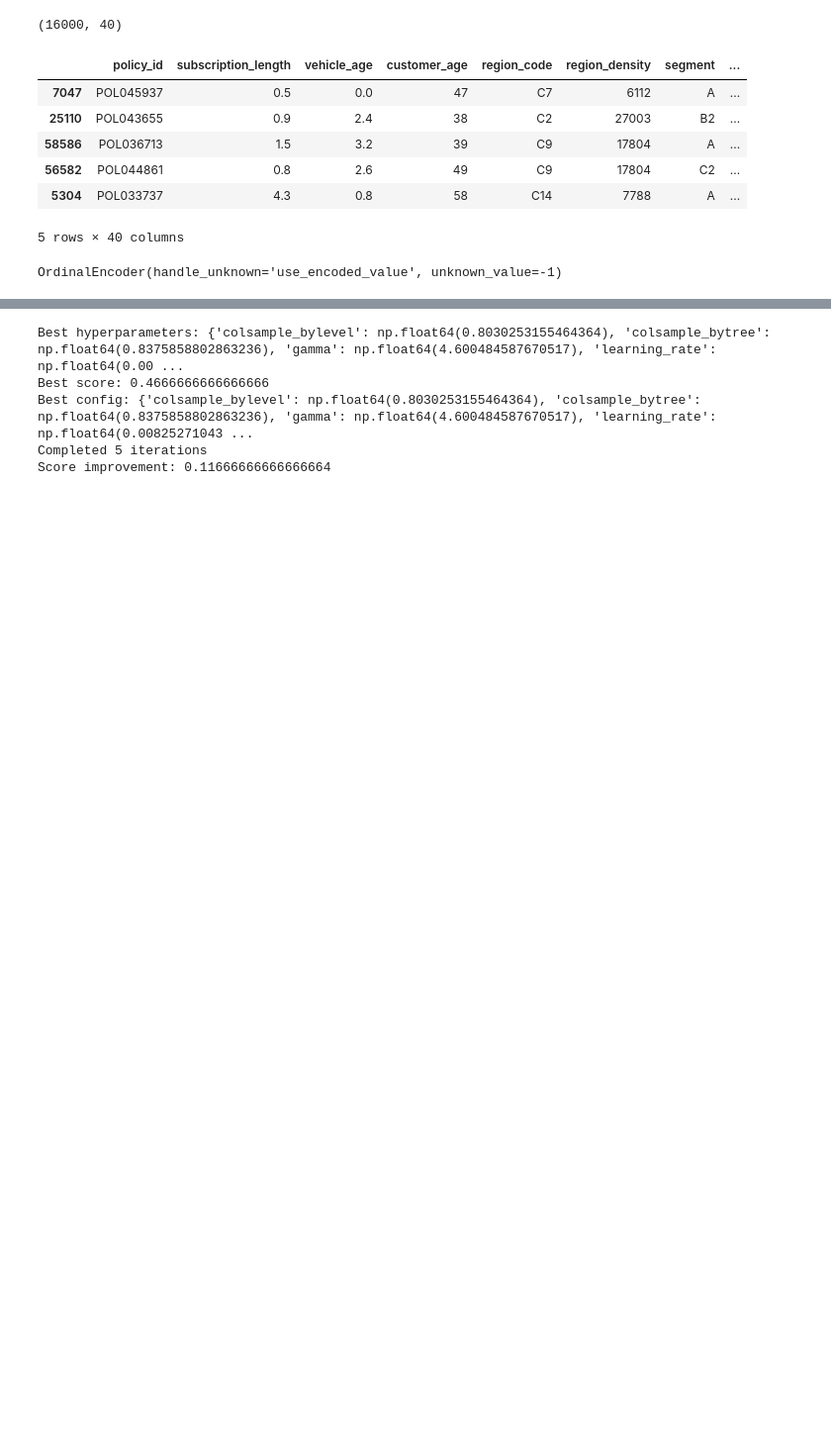
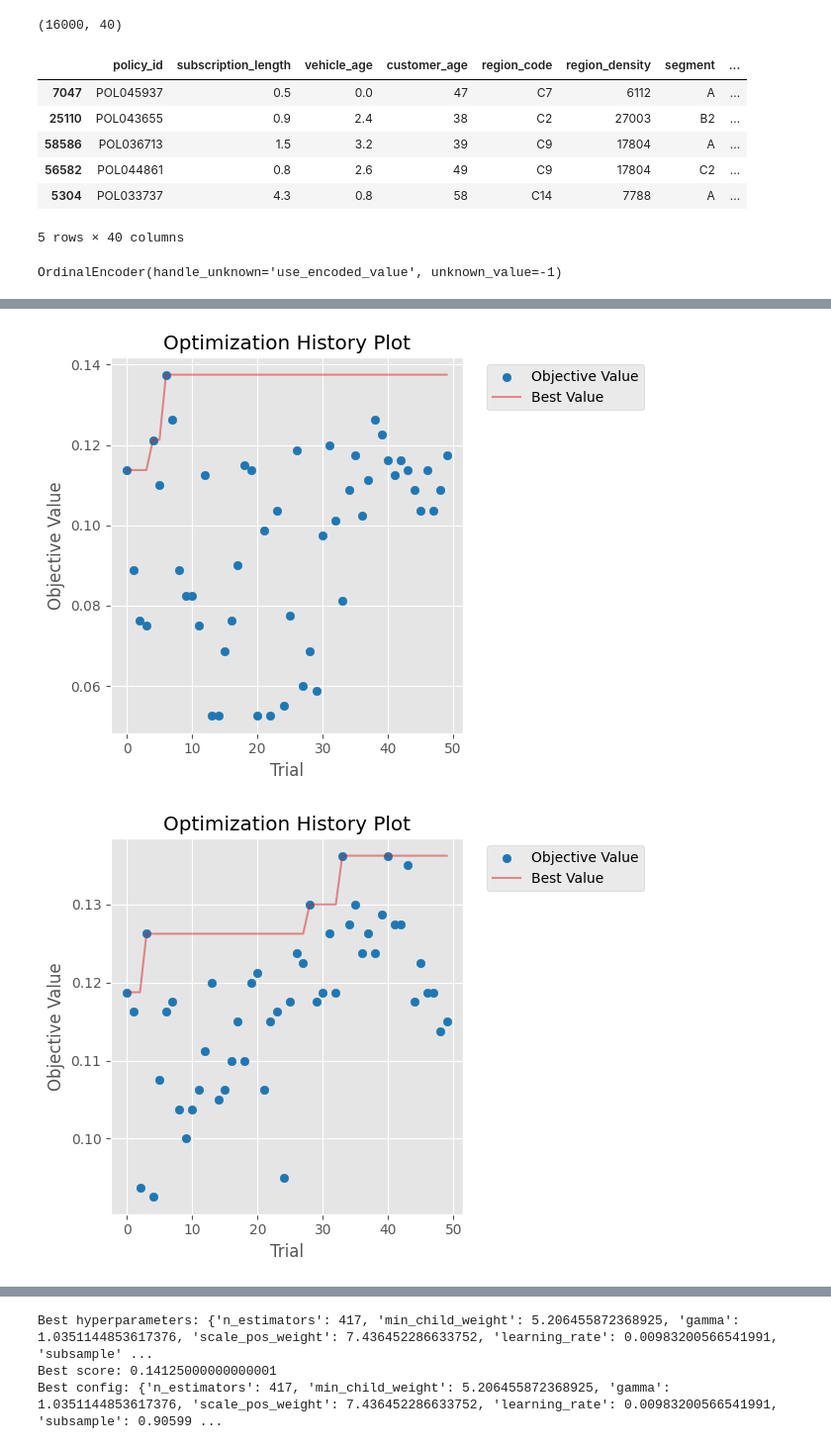
Before and after one commit to pdoubleg/ds-assistant, a Jupyter notebook: notebooks/auto_tune.ipynb, the cells around one changed output, grey strips where cells are left out. Shown at 99% size. Drawn from its saved outputs; the diff is of its cells as text; code cells hidden in the pictures; blank space fills up the shorter version.

```diff
--- a/notebooks/auto_tune.ipynb
+++ b/notebooks/auto_tune.ipynb
@@ -242,3 +226,15 @@ X_transformed.head()
+# %%
+llm_tuner = AutoTuneLLM(
+    use_dataset_analysis=True,
+    estimator_type="xgboost",
+    custom_estimator=None,
+    scoring="ppv",
+    dataset=X_transformed,
+    target="claim_status",
+    top_n_configs=5,
+    max_no_improve=3,
+    n_trials=50,
+)
 # %%
 import nest_asyncio
 nest_asyncio.apply()
@@ -264,0 +346,10 @@ Score progression: [np.float64(0.35), np.float64(0.4666666666666666), np.float64
+# %%
+import optuna
+import matplotlib.pyplot as plt
+
+for study in llm_tuner.studies:
+    fig = optuna.visualization.matplotlib.plot_optimization_history(study)
+    plt.tight_layout()
+# %% [output]
+[figure, added]
+[figure, added]
@@ -271,14 +365,10 @@ print("Best hyperparameters:", best_config)
 summary = llm_tuner.get_tuning_summary()
 print(f"Best score: {summary['best_score']}")
 print(f"Best config: {summary['best_config']}")
-print(f"Completed {summary['total_iterations']} iterations")
-print(f"Score improvement: {summary['improvement_over_baseline']}")
 # %% [output]
-Best hyperparameters: {'colsample_bylevel': np.float64(0.8030253155464364), 'colsample_bytree': np.float64(0.8375858802863236), 'gamma': np.float64(4.600484587670517), 'learning_rate': np.float64(0.00 ...
-Best score: 0.4666666666666666
-Best config: {'colsample_bylevel': np.float64(0.8030253155464364), 'colsample_bytree': np.float64(0.8375858802863236), 'gamma': np.float64(4.600484587670517), 'learning_rate': np.float64(0.00825271043 ...
-Completed 5 iterations
-Score improvement: 0.11666666666666664
+Best hyperparameters: {'n_estimators': 417, 'min_child_weight': 5.206455872368925, 'gamma': 1.0351144853617376, 'scale_pos_weight': 7.436452286633752, 'learning_rate': 0.00983200566541991, 'subsample' ...
+Best score: 0.14125000000000001
+Best config: {'n_estimators': 417, 'min_child_weight': 5.206455872368925, 'gamma': 1.0351144853617376, 'scale_pos_weight': 7.436452286633752, 'learning_rate': 0.00983200566541991, 'subsample': 0.90599 ...
 # %%
 x_df = X_transformed.drop('claim_status', axis=1)
 y_df = X_transformed['claim_status']
```
Also changed, not shown: parts of 12 cells of this notebook, 10 other files.
